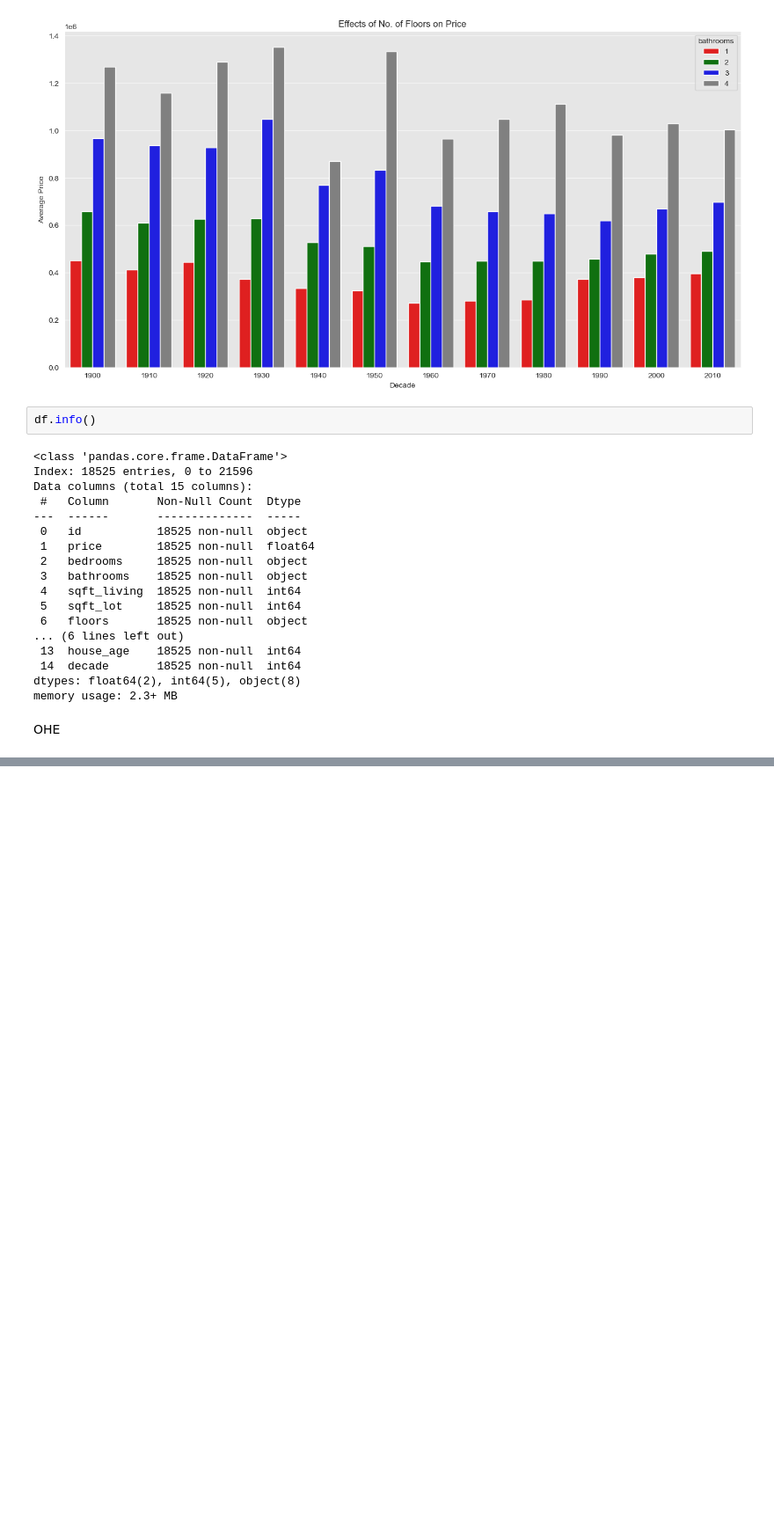
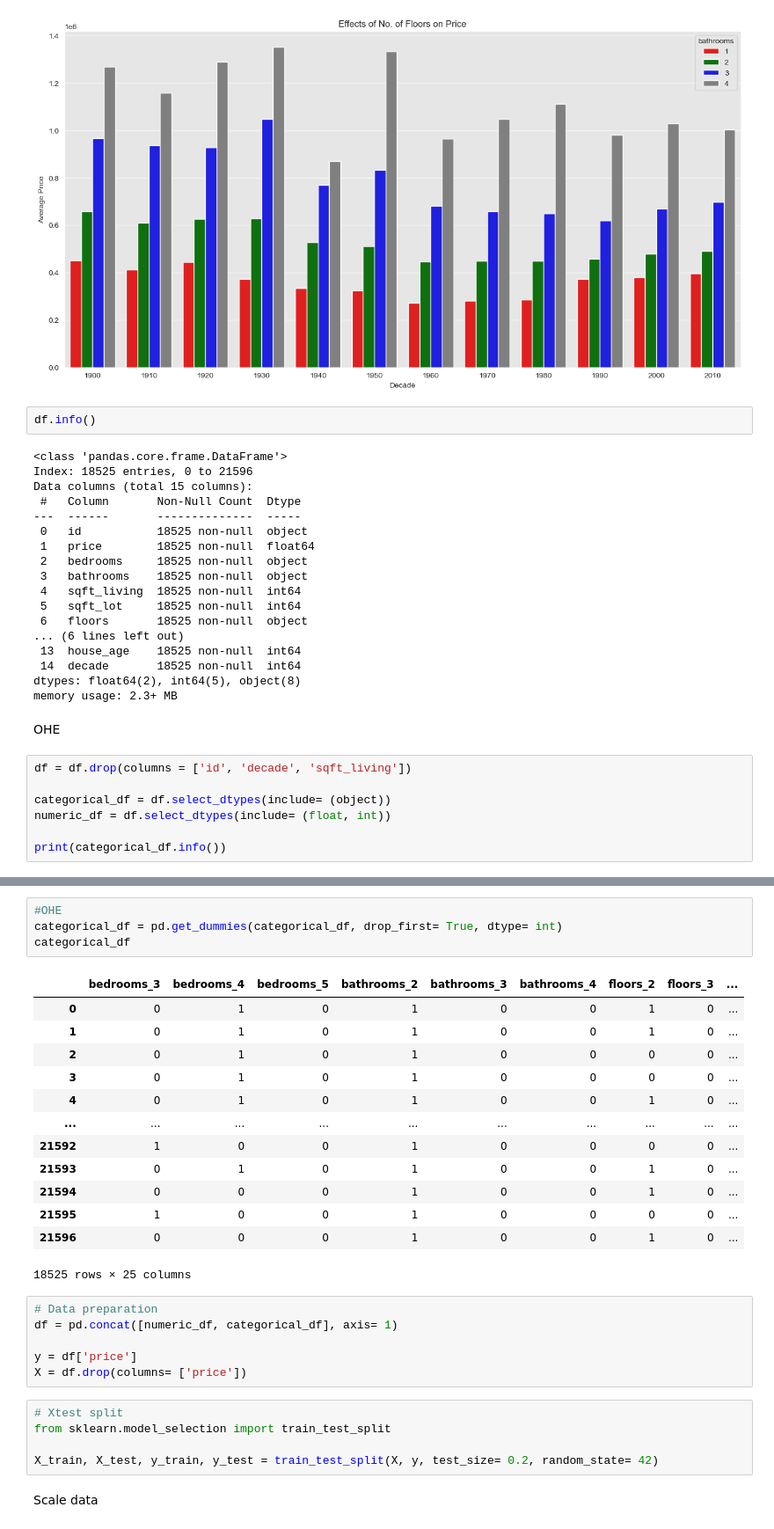
Before and after one commit to AwuorJ/Multiple_Regression_Analysis_of_King_Countys_Real_Estate_Market, a Jupyter notebook: workbook.ipynb, the cells around one changed output, grey strips where cells are left out. Shown at 88% size. Cells and saved outputs as stored; diff of their text form; blank space fills up the shorter version.

Commit message:
complete first regression

```diff
--- a/workbook.ipynb
+++ b/workbook.ipynb
@@ -627,3 +632,10 @@ dtypes: float64(2), int64(5), object(8)
 memory usage: 2.3+ MB
 # %% [markdown]
 OHE
+# %%
+df = df.drop(columns = ['id', 'decade', 'sqft_living'])
+
+categorical_df = df.select_dtypes(include= (object))
+numeric_df = df.select_dtypes(include= (float, int))
+
+print(categorical_df.info())
@@ -629,0 +658,31 @@ OHE
+# %%
+#OHE
+categorical_df = pd.get_dummies(categorical_df, drop_first= True, dtype= int)
+categorical_df
+# %% [output]
+|  | bedrooms_3 | bedrooms_4 | bedrooms_5 | bathrooms_2 | bathrooms_3 | bathrooms_4 | floors_2 | floors_3 | ... |
+| 0 | 0 | 1 | 0 | 1 | 0 | 0 | 1 | 0 | ... |
+| 1 | 0 | 1 | 0 | 1 | 0 | 0 | 1 | 0 | ... |
+| 2 | 0 | 1 | 0 | 1 | 0 | 0 | 0 | 0 | ... |
+| 3 | 0 | 1 | 0 | 1 | 0 | 0 | 0 | 0 | ... |
+| 4 | 0 | 1 | 0 | 1 | 0 | 0 | 1 | 0 | ... |
+| ... | ... | ... | ... | ... | ... | ... | ... | ... | ... |
+| 21592 | 1 | 0 | 0 | 1 | 0 | 0 | 0 | 0 | ... |
+| 21593 | 0 | 1 | 0 | 1 | 0 | 0 | 1 | 0 | ... |
+| 21594 | 0 | 0 | 0 | 1 | 0 | 0 | 1 | 0 | ... |
+| 21595 | 1 | 0 | 0 | 1 | 0 | 0 | 0 | 0 | ... |
+| 21596 | 0 | 0 | 0 | 1 | 0 | 0 | 1 | 0 | ... |
+18525 rows × 25 columns
+# %%
+# Data preparation
+df = pd.concat([numeric_df, categorical_df], axis= 1)
+
+y = df['price']
+X = df.drop(columns= ['price'])
+# %%
+# Xtest split
+from sklearn.model_selection import train_test_split
+
+X_train, X_test, y_train, y_test = train_test_split(X, y, test_size= 0.2, random_state= 42)
+# %% [markdown]
+Scale data
```
Also changed, not shown: parts of 11 cells of this notebook.
